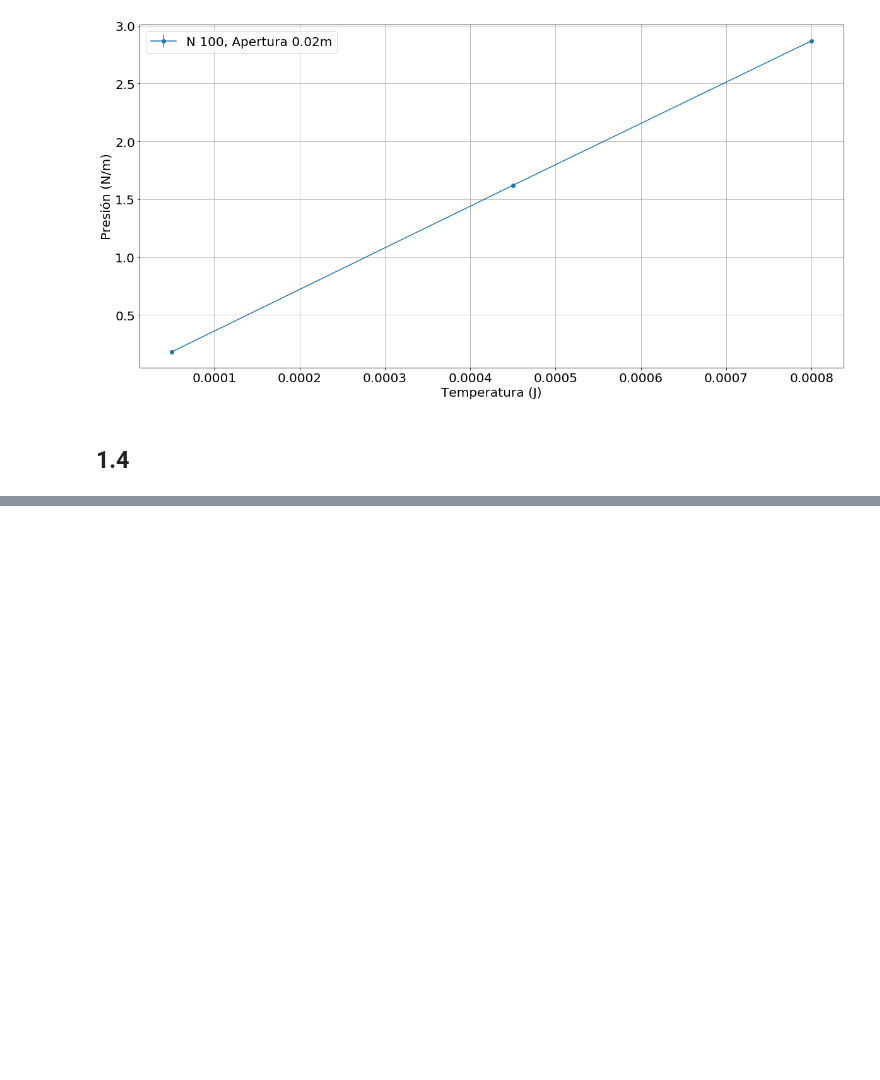
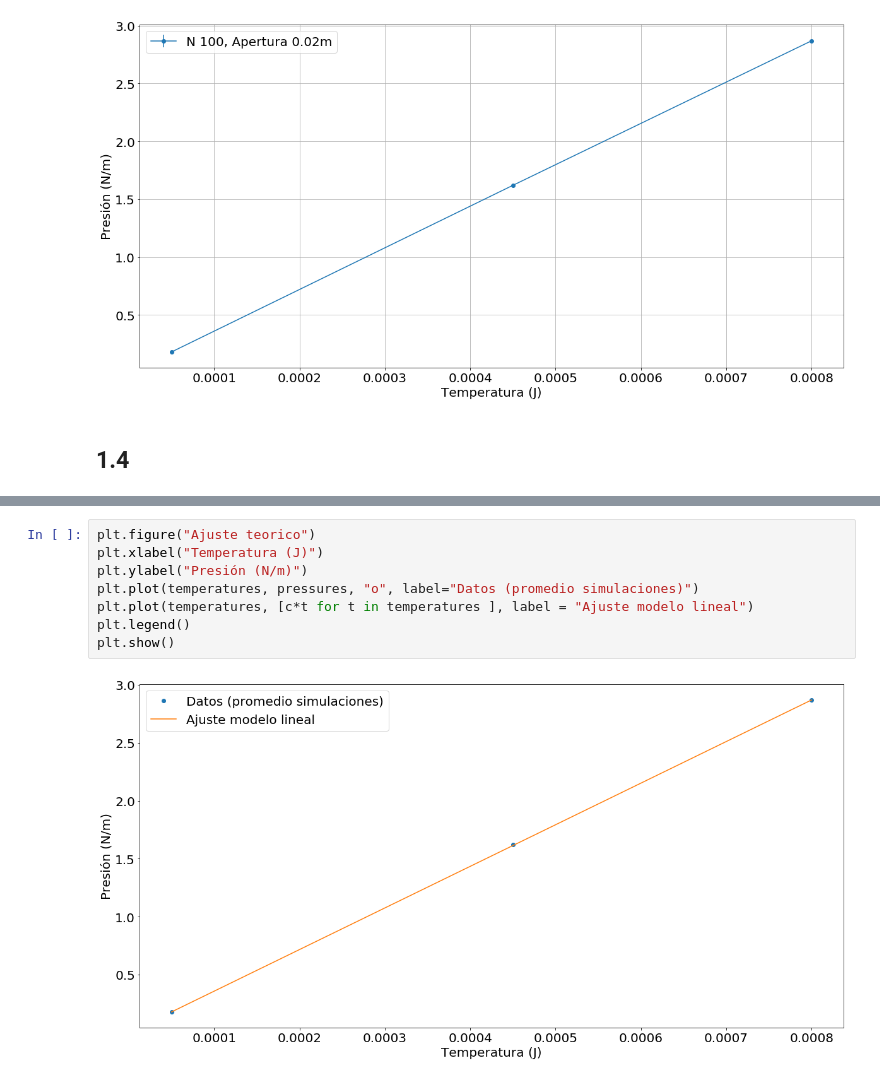
Before and after one commit to atormakh/SimulacionDeSistemas, a Jupyter notebook: 2DGasDiffusion/stats.ipynb, the cells around one changed output, grey strips where cells are left out. Saved outputs shown, nothing was run; the diff lists cells and outputs as text; blank space fills up the shorter version.

```diff
--- a/2DGasDiffusion/stats.ipynb
+++ b/2DGasDiffusion/stats.ipynb
@@ -232 +263,11 @@ plt.show()
 [figure]
+# %%
+plt.figure("Ajuste teorico")
+plt.xlabel("Temperatura (J)")
+plt.ylabel("Presión (N/m)")
+plt.plot(temperatures, pressures, "o", label="Datos (promedio simulaciones)")
+plt.plot(temperatures, [c*t for t in temperatures ], label = "Ajuste modelo lineal")
+plt.legend()
+plt.show()
+# %% [output]
+[figure, added]
```
Also changed, not shown: parts of 7 cells of this notebook, 3 other files.
